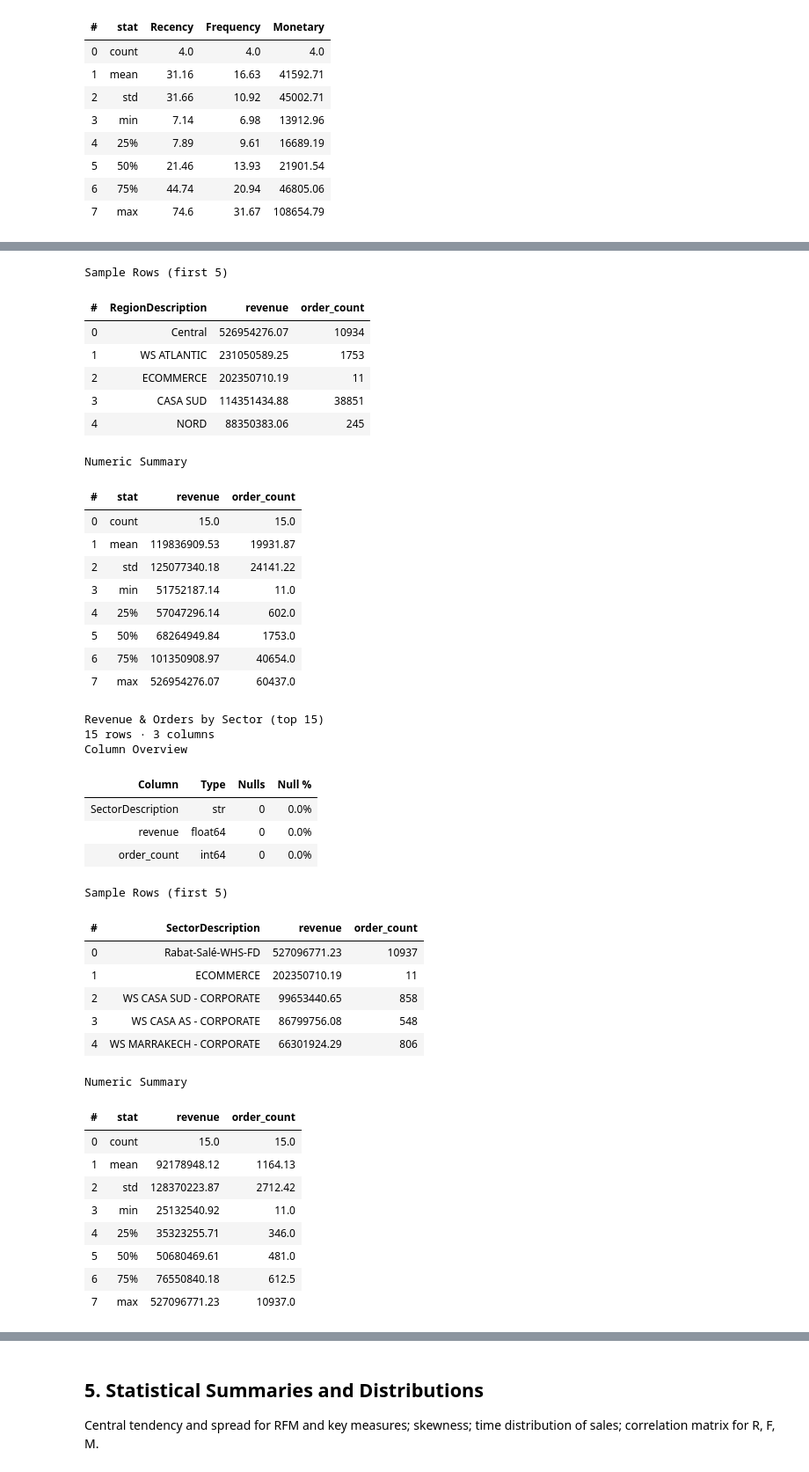
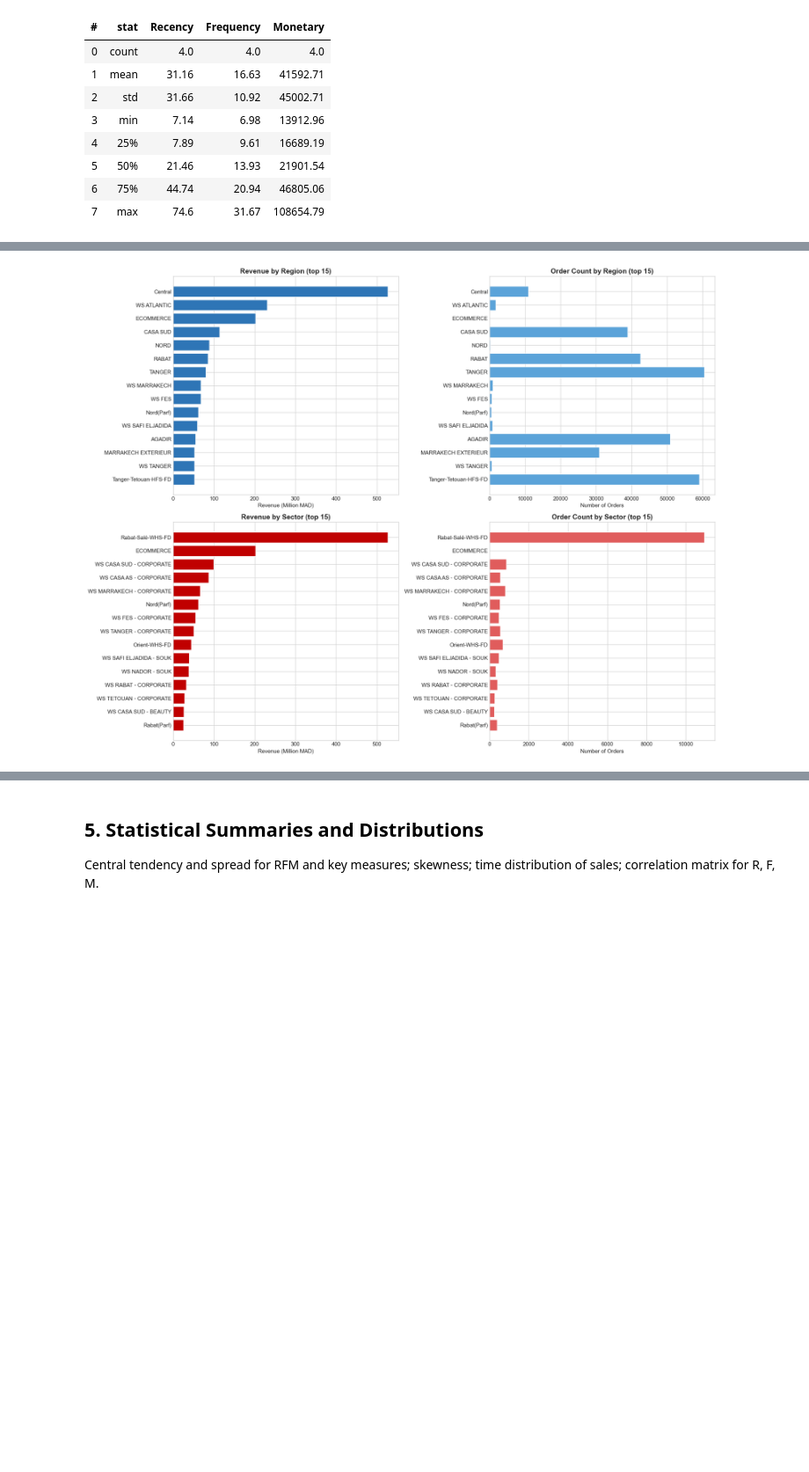
Before and after one commit to Symooomzip/dislogpfe, a Jupyter notebook: notebooks/02_eda.ipynb, the cells around one changed output, grey strips where cells are left out. Shown at 88% size. Cells and saved outputs as stored; diff of their text form; code cells hidden in the pictures; blank space fills up the shorter version.

```diff
--- a/notebooks/02_eda.ipynb
+++ b/notebooks/02_eda.ipynb
@@ -659,6 +628,30 @@ sales_by_sector = (
     .reset_index()
 )
 
-profile_dataframe('Revenue & Orders by Region (top 15)', sales_by_region.head(15))
-profile_dataframe('Revenue & Orders by Sector (top 15)', sales_by_sector.head(15))
+fig, axes = plt.subplots(2, 2, figsize=(18, 14))
+
+# Region — Revenue
+r15 = sales_by_region.head(15)
+axes[0, 0].barh(r15['RegionDescription'][::-1], r15['revenue'][::-1] / 1e6, color='#2E75B6', edgecolor='white')
+axes[0, 0].set_title('Revenue by Region (top 15)', fontweight='bold')
+axes[0, 0].set_xlabel('Revenue (Million MAD)')
+
+# Region — Order Count
+axes[0, 1].barh(r15['RegionDescription'][::-1], r15['order_count'][::-1], color='#5BA3D9', edgecolor='white')
+axes[0, 1].set_title('Order Count by Region (top 15)', fontweight='bold')
+axes[0, 1].set_xlabel('Number of Orders')
+
+# Sector — Revenue
+s15 = sales_by_sector.head(15)
+axes[1, 0].barh(s15['SectorDescription'][::-1], s15['revenue'][::-1] / 1e6, color='#C00000', edgecolor='white')
+axes[1, 0].set_title('Revenue by Sector (top 15)', fontweight='bold')
+axes[1, 0].set_xlabel('Revenue (Million MAD)')
+
+# Sector — Order Count
+axes[1, 1].barh(s15['SectorDescription'][::-1], s15['order_count'][::-1], color='#e05c5c', edgecolor='white')
+axes[1, 1].set_title('Order Count by Sector (top 15)', fontweight='bold')
+axes[1, 1].set_xlabel('Number of Orders')
+
+plt.tight_layout()
+plt.show()
 # %% [output]
@@ -672,44 +658,4 @@ Column Overview
-Sample Rows (first 5)
-| # | RegionDescription | revenue | order_count |
-| 0 | Central | 526954276.07 | 10934 |
-| 1 | WS ATLANTIC | 231050589.25 | 1753 |
-| 2 | ECOMMERCE | 202350710.19 | 11 |
-| 3 | CASA SUD | 114351434.88 | 38851 |
-| 4 | NORD | 88350383.06 | 245 |
-Numeric Summary
-| # | stat | revenue | order_count |
-| 0 | count | 15.0 | 15.0 |
-| 1 | mean | 119836909.53 | 19931.87 |
-| 2 | std | 125077340.18 | 24141.22 |
-| 3 | min | 51752187.14 | 11.0 |
-| 4 | 25% | 57047296.14 | 602.0 |
-| 5 | 50% | 68264949.84 | 1753.0 |
-| 6 | 75% | 101350908.97 | 40654.0 |
-| 7 | max | 526954276.07 | 60437.0 |
-Revenue & Orders by Sector (top 15)
-15 rows · 3 columns
-Column Overview
-| Column | Type | Nulls | Null % |
-| SectorDescription | str | 0 | 0.0% |
-| revenue | float64 | 0 | 0.0% |
-| order_count | int64 | 0 | 0.0% |
-Sample Rows (first 5)
-| # | SectorDescription | revenue | order_count |
-| 0 | Rabat-Salé-WHS-FD | 527096771.23 | 10937 |
-| 1 | ECOMMERCE | 202350710.19 | 11 |
-| 2 | WS CASA SUD - CORPORATE | 99653440.65 | 858 |
-| 3 | WS CASA AS - CORPORATE | 86799756.08 | 548 |
-| 4 | WS MARRAKECH - CORPORATE | 66301924.29 | 806 |
-Numeric Summary
-| # | stat | revenue | order_count |
-| 0 | count | 15.0 | 15.0 |
-| 1 | mean | 92178948.12 | 1164.13 |
-| 2 | std | 128370223.87 | 2712.42 |
-| 3 | min | 25132540.92 | 11.0 |
-| 4 | 25% | 35323255.71 | 346.0 |
-| 5 | 50% | 50680469.61 | 481.0 |
-| 6 | 75% | 76550840.18 | 612.5 |
-| 7 | max | 527096771.23 | 10937.0 |
+[figure, added]
 # %%
 # Top products by revenue and quantity
 sales_product = df_fact_sales.merge(
```
Also changed, not shown: parts of 8 cells of this notebook, 5 other files.
